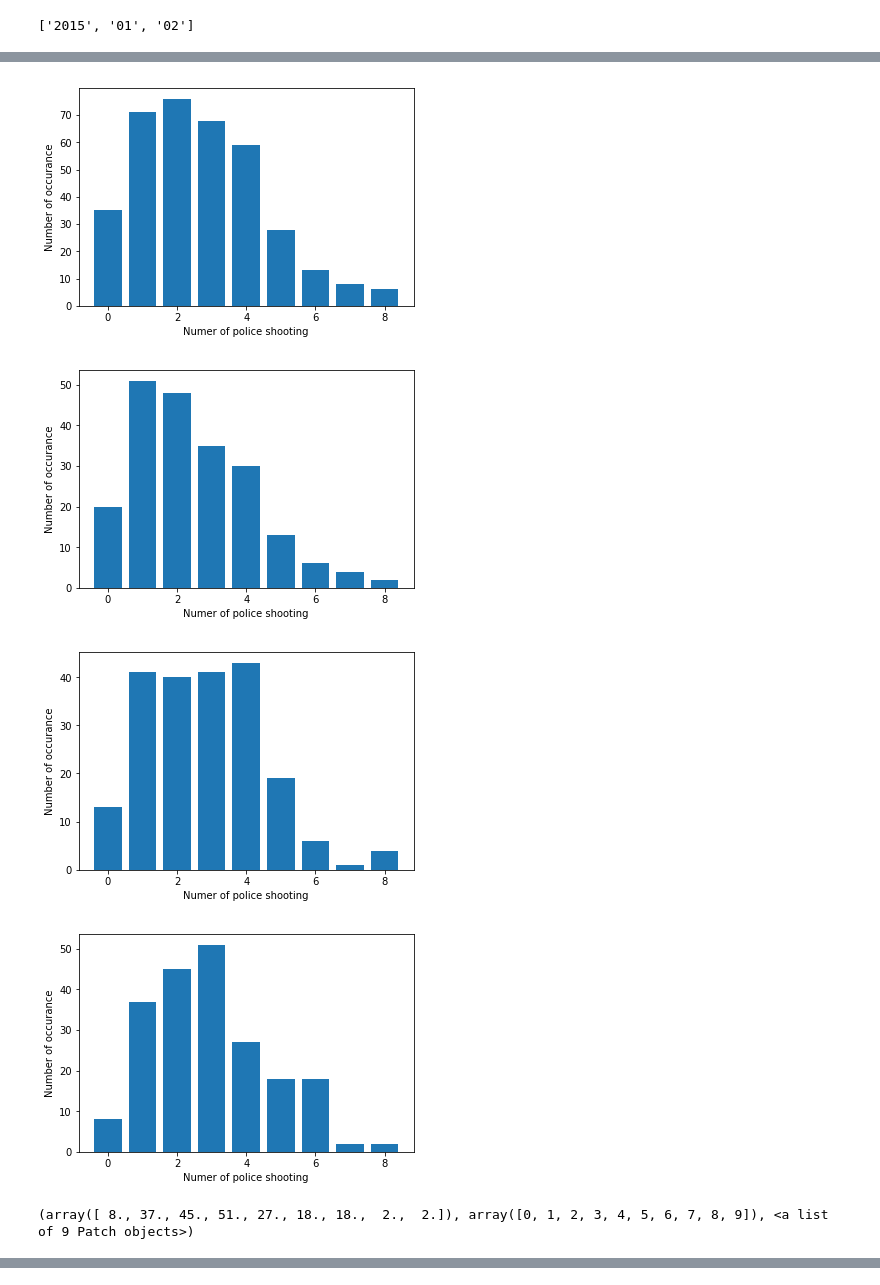
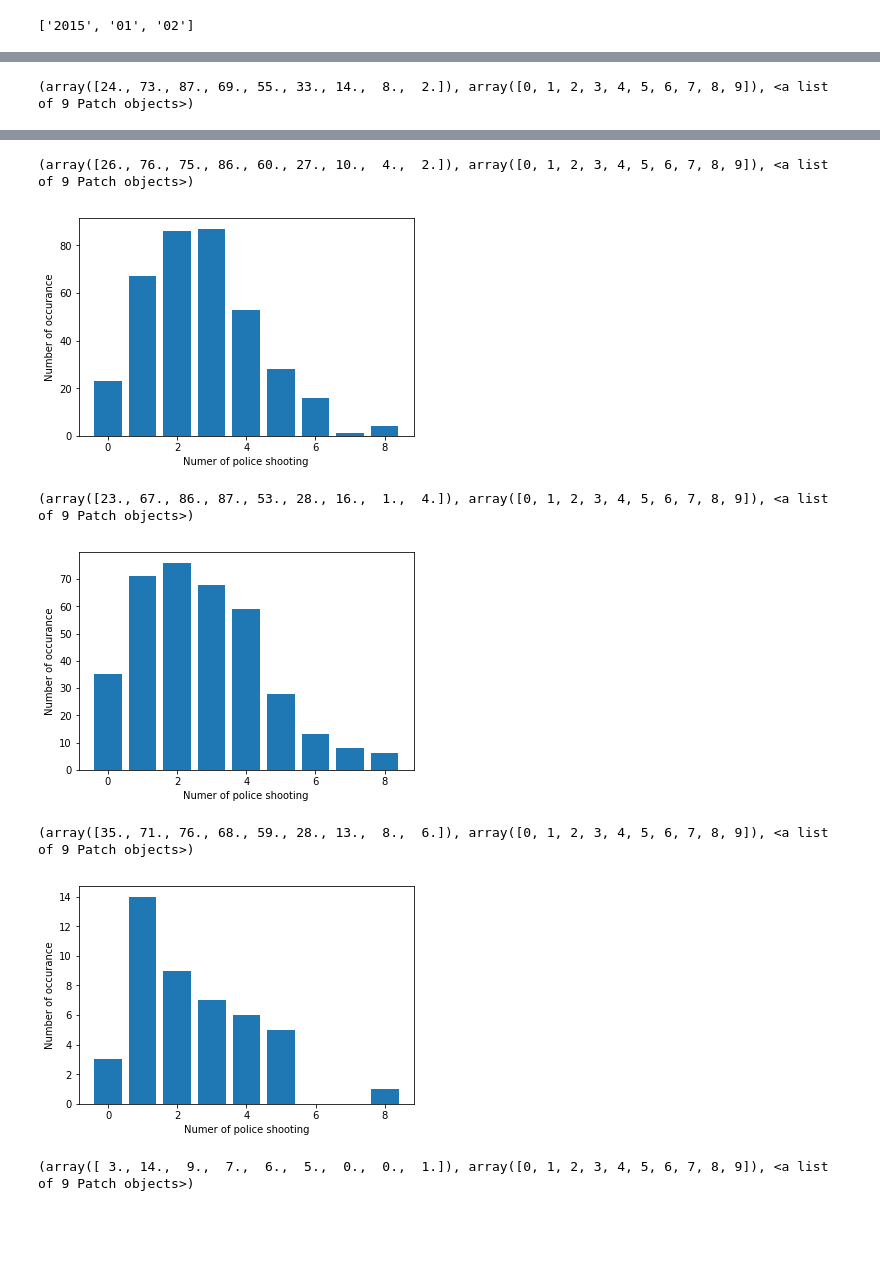
Before and after one commit to cryscan/ve401-project-2, a Jupyter notebook: notebooks/Untitled.ipynb, the cells around one changed output, grey strips where cells are left out. Cells and saved outputs as stored; diff of their text form; code cells hidden in the pictures; blank space fills up the shorter version.

```diff
--- a/notebooks/Untitled.ipynb
+++ b/notebooks/Untitled.ipynb
@@ -107,12 +111,16 @@ counts_2015 = dict((k, v) for k, v in counts.items() if k.year == 2015)
 counts_2016 = dict((k, v) for k, v in counts.items() if k.year == 2016)
 counts_2017 = dict((k, v) for k, v in counts.items() if k.year == 2017)
 counts_2018 = dict((k, v) for k, v in counts.items() if k.year == 2018)
+counts_2019 = dict((k, v) for k, v in counts.items() if k.year == 2019)
+counts = dict((k, v) for k, v in counts.items() if k.year < 2019)
 counts_monday = dict((k, v) for k, v in counts.items() if calendar.weekday(k.year, k.month, k.day) == 0)
 counts_wednesday = dict((k, v) for k, v in counts.items() if calendar.weekday(k.year, k.month, k.day) == 2)
 counts_tuesday = dict((k, v) for k, v in counts.items() if calendar.weekday(k.year, k.month, k.day) == 1)
 # %%
-num = np.array(list(counts_2015.values()))
-plt.xlabel(r"Numer of police shooting")
-plt.ylabel(r"Number of occurance")
-plt.hist(num, range(10), rwidth=0.8, align='left')
-plt.show()
+def draw_hist(counts):
+    num = np.array(list(counts.values()))
+    plt.xlabel(r"Numer of police shooting")
+    plt.ylabel(r"Number of occurance")
+    hist = plt.hist(num, range(10), rwidth=0.8, align='left')
+    plt.show()
+    print(hist)
@@ -137,36 +127,7 @@ plt.show()
-# %%
-num = np.array(list(counts_2018.values()))
-plt.hist(num, range(10), rwidth=0.8, align='left')
-plt.xlabel(r"Numer of police shooting")
-plt.ylabel(r"Number of occurance")
-plt.show()
-# %% [output]
-[figure, removed]
-# %%
-num = np.array(list(counts_monday.values()))
-plt.hist(num, range(10), rwidth=0.8, align='left')
-plt.xlabel(r"Numer of police shooting")
-plt.ylabel(r"Number of occurance")
-plt.show()
-# %% [output]
-[figure, removed]
-# %%
-num = np.array(list(counts_tuesday.values()))
-plt.hist(num, range(10), rwidth=0.8, align='left')
-plt.xlabel(r"Numer of police shooting")
-plt.ylabel(r"Number of occurance")
-plt.show()
-# %% [output]
-[figure, removed]
-# %%
-num = np.array(list(counts_wednesday.values()))
-h1 = plt.hist(num, range(10), rwidth=0.8, align='left')
-plt.xlabel(r"Numer of police shooting")
-plt.ylabel(r"Number of occurance")
-plt.show()
-# %% [output]
-[figure, removed]
-# %%
-print(h1)
-# %% [output]
-(array([ 8., 37., 45., 51., 27., 18., 18.,  2.,  2.]), array([0, 1, 2, 3, 4, 5, 6, 7, 8, 9]), <a list of 9 Patch objects>)
+# %%
+draw_hist(counts_2015)
+draw_hist(counts_2016)
+draw_hist(counts_2017)
+draw_hist(counts_2018)
+draw_hist(counts_2019)
+# %% [output]
@@ -172,0 +135 @@ print(h1)
+(array([24., 73., 87., 69., 55., 33., 14.,  8.,  2.]), array([0, 1, 2, 3, 4, 5, 6, 7, 8, 9]), <a list of 9 Patch objects>)
@@ -172,0 +137,7 @@ print(h1)
+(array([26., 76., 75., 86., 60., 27., 10.,  4.,  2.]), array([0, 1, 2, 3, 4, 5, 6, 7, 8, 9]), <a list of 9 Patch objects>)
+[figure, added]
+(array([23., 67., 86., 87., 53., 28., 16.,  1.,  4.]), array([0, 1, 2, 3, 4, 5, 6, 7, 8, 9]), <a list of 9 Patch objects>)
+[figure, added]
+(array([35., 71., 76., 68., 59., 28., 13.,  8.,  6.]), array([0, 1, 2, 3, 4, 5, 6, 7, 8, 9]), <a list of 9 Patch objects>)
+[figure, added]
+(array([ 3., 14.,  9.,  7.,  6.,  5.,  0.,  0.,  1.]), array([0, 1, 2, 3, 4, 5, 6, 7, 8, 9]), <a list of 9 Patch objects>)
```
Also changed, not shown: parts of 16 cells of this notebook, 2 other files.
